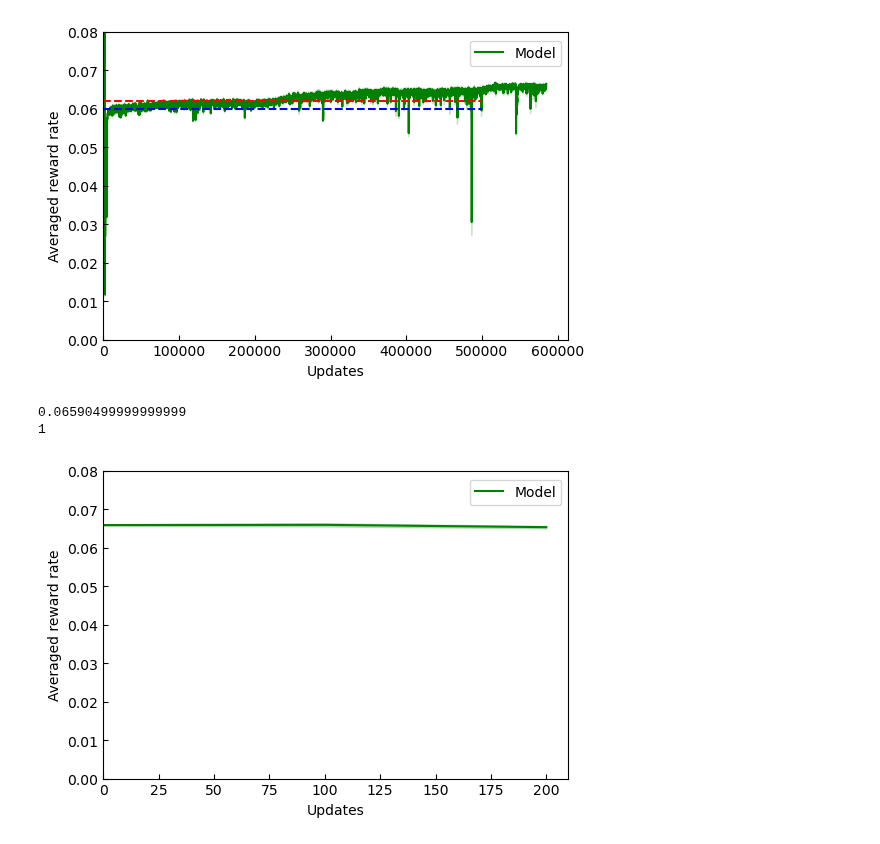
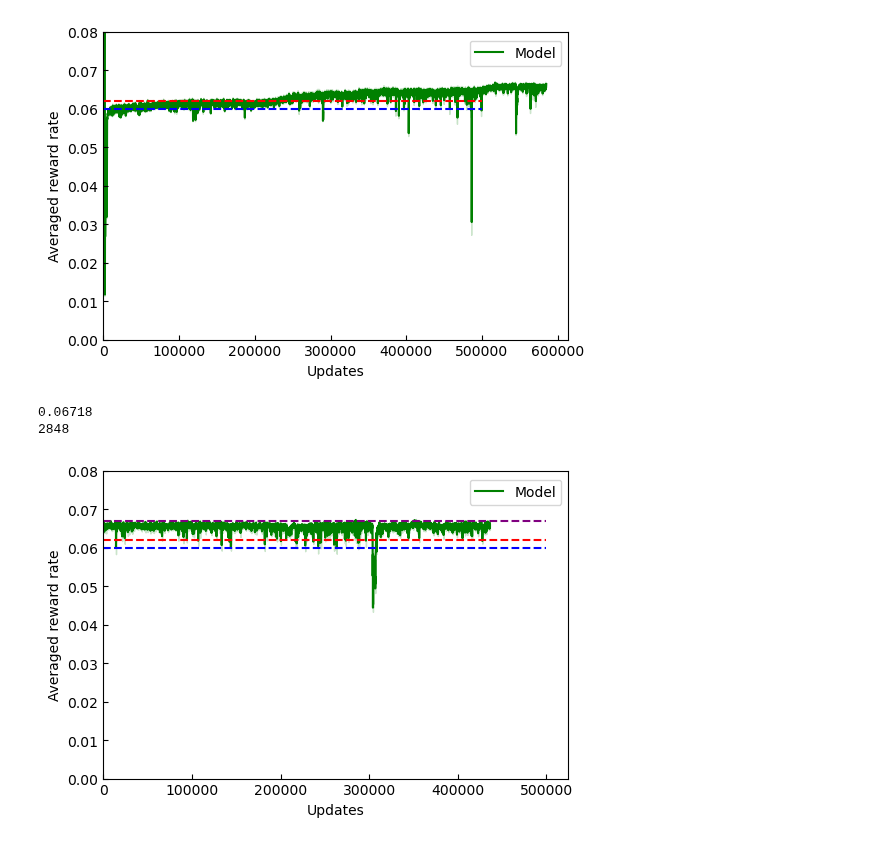
Before and after one commit to davidgbe/favorably_connected, a Jupyter notebook: notebooks/learning_baseline_exp_stoch_rewards.ipynb, the cells around one changed output. Drawn from its saved outputs; the diff is of its cells as text; code cells hidden in the pictures.

```diff
--- a/notebooks/learning_baseline_exp_stoch_rewards.ipynb
+++ b/notebooks/learning_baseline_exp_stoch_rewards.ipynb
@@ -638,7 +638,7 @@ print()
 19
 [figure]
 # %%
-data_dir = '../data/rl_agent_outputs/long_sesh_slow_learn_cont_2024-11-14_00_40_04_532133_var_noise_0_activity_weight_0/reward_rates'
+data_dir = '../data/rl_agent_outputs/long_sesh_slow_learn_cont_2024-11-15_00_14_55_566253_var_noise_0_activity_weight_0/reward_rates'
 averaging_size = 100
 reduced_data = load_data(os.path.join(data_dir, '*.npy'), averaging_size=averaging_size)
 
@@ -647,35 +647,36 @@ fig, axs = plt.subplots(1, 1, figsize=(6 * scale, 4 * scale))
 
 axs.fill_between(
     np.arange(reduced_data.shape[1]) * averaging_size,
     np.mean(reduced_data.T, axis=1) - np.std(reduced_data.T, axis=1) / np.sqrt(reduced_data.shape[0]),
     np.mean(reduced_data.T, axis=1) + np.std(reduced_data.T, axis=1) / np.sqrt(reduced_data.shape[0]),
     color='green',
     alpha=0.2,
     zorder=1,
 )
 
 axs.plot(
     np.arange(reduced_data.shape[1]) * averaging_size,
     np.mean(reduced_data.T, axis=1),
     c='green',
     zorder=1,
     label='Model',
 )
 
-# axs.plot([0, 500000], [0.06, 0.06], '--', c='blue')
-# axs.plot([0, 500000], [0.062, 0.062], '--', c='red')
+axs.plot([0, 500000], [0.06, 0.06], '--', c='blue')
+axs.plot([0, 500000], [0.062, 0.062], '--', c='red')
+axs.plot([0, 500000], [0.067, 0.067], '--', c='purple')
 
 print( np.mean(reduced_data.T, axis=1).max())
 print( np.mean(reduced_data.T, axis=1).argmax())
 
 axs.set_ylim(0, 0.08)
 axs.set_xlim(0)
 axs.set_ylabel('Averaged reward rate')
 axs.set_xlabel('Updates')
 axs.tick_params(axis='both', direction='in')
 fig.legend(bbox_to_anchor=(0.9, 0.875))
 print()
 # %% [output]
-0.06590499999999999
-1
+0.06718
+2848
-[figure, old version]
+[figure, new version]
```
Also changed, not shown: 3 other files.
